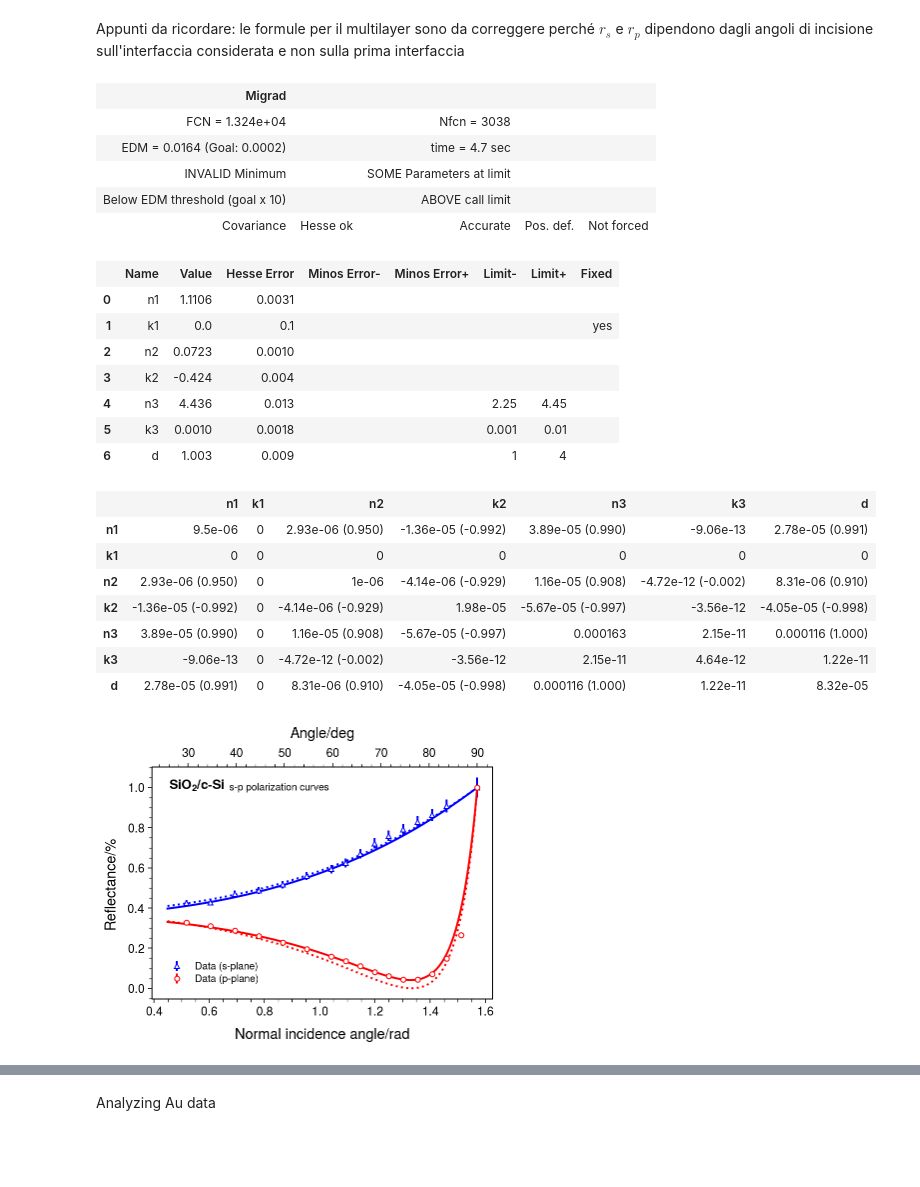
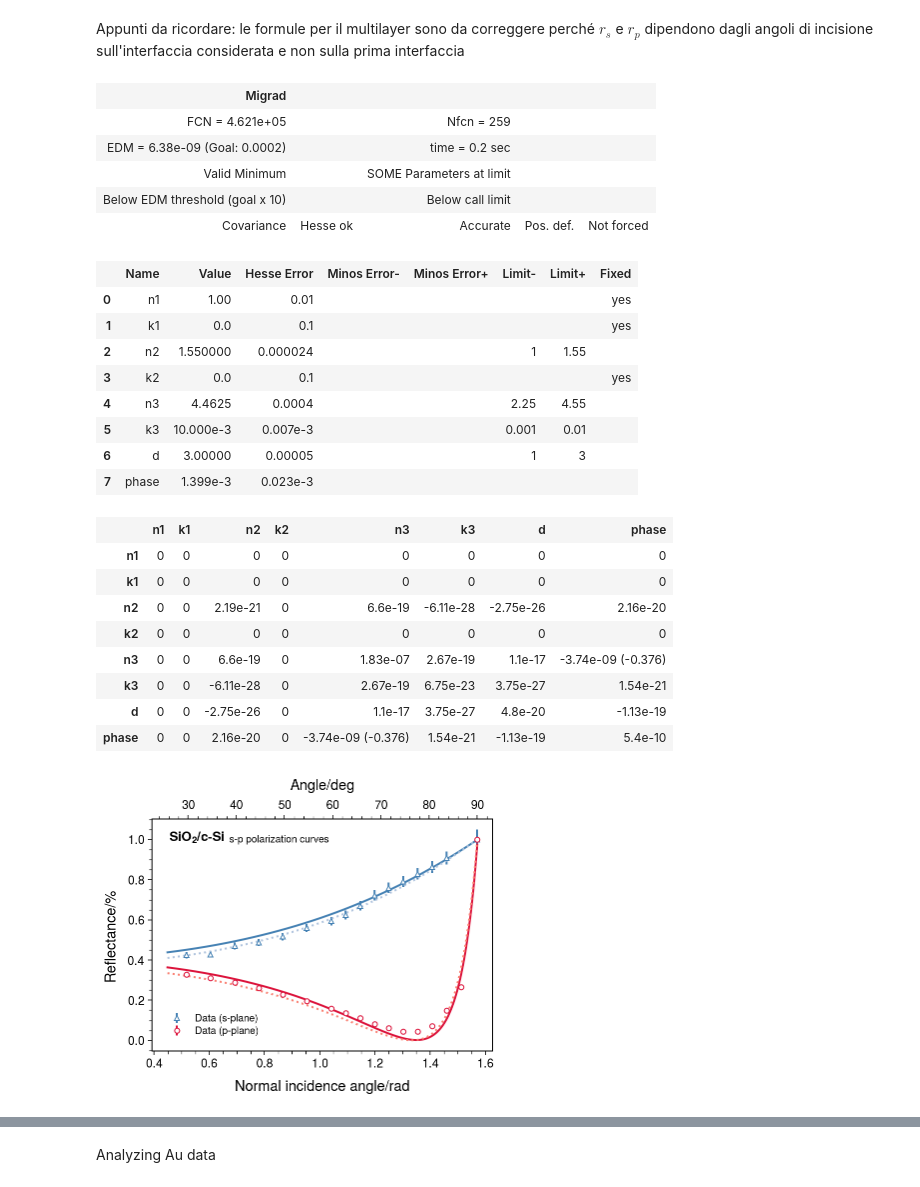
Before and after one commit to mattiasotgia/fresnel_cSi, a Jupyter notebook: analysis/day1_2_online_first.ipynb, the cells around one changed output, grey strips where cells are left out. Drawn from its saved outputs; the diff is of its cells as text; code cells hidden in the pictures; blank space fills up the shorter version.

```diff
--- a/analysis/day1_2_online_first.ipynb
+++ b/analysis/day1_2_online_first.ipynb
@@ -140,16 +156,14 @@ def Si_Rp(theta, n1, n2, n3, d):
 # %% [markdown]
 Appunti da ricordare: le formule per il multilayer sono da correggere perché $r_s$ e $r_p$ dipendono dagli angoli di incisione sull'interfaccia considerata e non sulla prima interfaccia
 # %%
-from iminuit import Minuit, minuit
-
-def fcn_Si(n1, k1, n2, k2, n3, k3, d):
+def fcn_Si(n1, k1, n2, k2, n3, k3, d, phase):
     cn1, cn2, cn3 = n1+k1*1j, n2+k2*1j, n3+k3*1j
     fcn = 0.0
     for x, y, std in zip(s_Si.angles, s_Si.reflectance, s_Si.reflectance_std):
-        fcn += ((y - Si_Rs(x, cn1, cn2, cn3, d)) / std)**2
+        fcn += ((y - Si_Rs(x, cn1, cn2, cn3, d, phase)) / std)**2
 
     for x, y, std in zip(p_Si.angles, p_Si.reflectance, p_Si.reflectance_std):
-        fcn += ((y - Si_Rp(x, cn1, cn2, cn3, d)) / std)**2
+        fcn += ((y - Si_Rp(x, cn1, cn2, cn3, d, phase)) / std)**2
     return fcn
 
 n_Air  = 1.00027821
@@ -157,16 +171,22 @@ n_SiO2 = 1.4607
 n_Si = 4.1360
 k_Si = 0.010205
 
-m_Si = Minuit(fcn_Si, n1=1, k1=0.0, n2=1.45, k2=0.0, n3=4.1, k3=0.01, d=2.5)
+m_Si = Minuit(fcn_Si, n1=n_Air, k1=0.0, n2=n_SiO2, k2=0.0, n3=n_Si, k3=k_Si, d=2.5, phase=0)
 
 # m_Si.limits['n1'] = (0.75, 1.15)
-# m_Si.limits['n2'] = (0.5, 1.55)
 # m_Si.limits['k2'] = (0., 1.)
-m_Si.limits['n3'] = (2.25, 4.45)
+# m_Si.limits['k3'] = (0.001, 0.01)
+m_Si.limits['n2'] = (1., 1.55)
+m_Si.limits['n3'] = (2.25, 4.55)
 m_Si.limits['k3'] = (0.001, 0.01)
-m_Si.limits['d']  = (1., 4.)
+m_Si.limits['d']  = (1., 3.)
 
+m_Si.fixed['n1'] = True
+# m_Si.fixed['n2'] = True
+# m_Si.fixed['n3'] = True
 m_Si.fixed['k1'] = True
+m_Si.fixed['k2'] = True
+# m_Si.fixed['k3'] = True
 
 m_Si.migrad()
 m_Si.hesse()
@@ -175,47 +195,52 @@ m_Si.hesse()
 m_Si.migrad()
 # %% [output]
 | Migrad |  |  |  |  |
-| FCN = 1.324e+04 |  | Nfcn = 3038 |  |  |
-| EDM = 0.0164 (Goal: 0.0002) |  | time = 4.7 sec |  |  |
-| INVALID Minimum |  | SOME Parameters at limit |  |  |
-| Below EDM threshold (goal x 10) |  | ABOVE call limit |  |  |
+| FCN = 4.621e+05 |  | Nfcn = 259 |  |  |
+| EDM = 6.38e-09 (Goal: 0.0002) |  | time = 0.2 sec |  |  |
+| Valid Minimum |  | SOME Parameters at limit |  |  |
+| Below EDM threshold (goal x 10) |  | Below call limit |  |  |
 | Covariance | Hesse ok | Accurate | Pos. def. | Not forced |
 |  | Name | Value | Hesse Error | Minos Error- | Minos Error+ | Limit- | Limit+ | Fixed |
-| 0 | n1 | 1.1106 | 0.0031 |  |  |  |  |  |
+| 0 | n1 | 1.00 | 0.01 |  |  |  |  | yes |
 | 1 | k1 | 0.0 | 0.1 |  |  |  |  | yes |
-| 2 | n2 | 0.0723 | 0.0010 |  |  |  |  |  |
-| 3 | k2 | -0.424 | 0.004 |  |  |  |  |  |
-| 4 | n3 | 4.436 | 0.013 |  |  | 2.25 | 4.45 |  |
-| 5 | k3 | 0.0010 | 0.0018 |  |  | 0.001 | 0.01 |  |
-| 6 | d | 1.003 | 0.009 |  |  | 1 | 4 |  |
+| 2 | n2 | 1.550000 | 0.000024 |  |  | 1 | 1.55 |  |
+| 3 | k2 | 0.0 | 0.1 |  |  |  |  | yes |
+| 4 | n3 | 4.4625 | 0.0004 |  |  | 2.25 | 4.55 |  |
+| 5 | k3 | 10.000e-3 | 0.007e-3 |  |  | 0.001 | 0.01 |  |
+| 6 | d | 3.00000 | 0.00005 |  |  | 1 | 3 |  |
+| 7 | phase | 1.399e-3 | 0.023e-3 |  |  |  |  |  |
-|  | n1 | k1 | n2 | k2 | n3 | k3 | d |
-| n1 | 9.5e-06 | 0 | 2.93e-06 (0.950) | -1.36e-05 (-0.992) | 3.89e-05 (0.990) | -9.06e-13 | 2.78e-05 (0.991) |
-| k1 | 0 | 0 | 0 | 0 | 0 | 0 | 0 |
-| n2 | 2.93e-06 (0.950) | 0 | 1e-06 | -4.14e-06 (-0.929) | 1.16e-05 (0.908) | -4.72e-12 (-0.002) | 8.31e-06 (0.910) |
-| k2 | -1.36e-05 (-0.992) | 0 | -4.14e-06 (-0.929) | 1.98e-05 | -5.67e-05 (-0.997) | -3.56e-12 | -4.05e-05 (-0.998) |
-| n3 | 3.89e-05 (0.990) | 0 | 1.16e-05 (0.908) | -5.67e-05 (-0.997) | 0.000163 | 2.15e-11 | 0.000116 (1.000) |
-| k3 | -9.06e-13 | 0 | -4.72e-12 (-0.002) | -3.56e-12 | 2.15e-11 | 4.64e-12 | 1.22e-11 |
-| d | 2.78e-05 (0.991) | 0 | 8.31e-06 (0.910) | -4.05e-05 (-0.998) | 0.000116 (1.000) | 1.22e-11 | 8.32e-05 |
+|  | n1 | k1 | n2 | k2 | n3 | k3 | d | phase |
+| n1 | 0 | 0 | 0 | 0 | 0 | 0 | 0 | 0 |
+| k1 | 0 | 0 | 0 | 0 | 0 | 0 | 0 | 0 |
+| n2 | 0 | 0 | 2.19e-21 | 0 | 6.6e-19 | -6.11e-28 | -2.75e-26 | 2.16e-20 |
+| k2 | 0 | 0 | 0 | 0 | 0 | 0 | 0 | 0 |
+| n3 | 0 | 0 | 6.6e-19 | 0 | 1.83e-07 | 2.67e-19 | 1.1e-17 | -3.74e-09 (-0.376) |
+| k3 | 0 | 0 | -6.11e-28 | 0 | 2.67e-19 | 6.75e-23 | 3.75e-27 | 1.54e-21 |
+| d | 0 | 0 | -2.75e-26 | 0 | 1.1e-17 | 3.75e-27 | 4.8e-20 | -1.13e-19 |
+| phase | 0 | 0 | 2.16e-20 | 0 | -3.74e-09 (-0.376) | 1.54e-21 | -1.13e-19 | 5.4e-10 |
 # %%
-s_Si.plot(color='b', marker='^')
-p_Si.plot(color='r', marker='o')
+s_color = 'steelblue'
+p_color = 'crimson'
+
+s_Si.plot(color=s_color, marker='^')
+p_Si.plot(color=p_color, marker='o')
 
 angles = np.linspace(np.pi/7, np.pi/2, 500)
-n1,k1,n2,k2,n3,k3,d = m_Si.values
+n1,k1,n2,k2,n3,k3,d,phase = m_Si.values
 
 # FIT
-plt.plot(angles, Si_Rs(angles, n1+k1*1j, n2+k2*1j, n3+k3*1j, d), color='b')
-plt.plot(angles, Si_Rp(angles, n1+k1*1j, n2+k2*1j, n3+k3*1j, d), color='r')
+plt.plot(angles, Si_Rs(angles, n1+k1*1j, n2+k2*1j, n3+k3*1j, d, phase), color=s_color)
+plt.plot(angles, Si_Rp(angles, n1+k1*1j, n2+k2*1j, n3+k3*1j, d, phase), color=p_color)
 
 # THEORY
-plt.plot(angles, Si_Rs(angles, n_Air, n_SiO2, n_Si+k_Si*1j, 2), color='b', ls=':')
-plt.plot(angles, Si_Rp(angles, n_Air, n_SiO2, n_Si+k_Si*1j, 2), color='r', ls=':')
+plt.plot(angles, Si_Rs(angles, n_Air, n_SiO2, n_Si+k_Si*1j, 2, 0), color='lightsteelblue', ls=':')
+plt.plot(angles, Si_Rp(angles, n_Air, n_SiO2, n_Si+k_Si*1j, 2, 0), color='salmon', ls=':')
 
 
 hep.label.exp_text('SiO$\mathbf{_2}$/c-Si ', 's-p polarization curves',loc=1)
 ax = plt.gca().secondary_xaxis('top', functions=(np.rad2deg, np.deg2rad))
 ax.set_xlabel('Angle/deg')
 plt.legend(loc=3)
 plt.savefig('../figures/c_Si_Rs_Rp.pdf', bbox_inches='tight')
 # %% [output]
-[figure, old version]
+[figure, new version]
```
Also changed, not shown: parts of 11 cells of this notebook, 23 other files.
